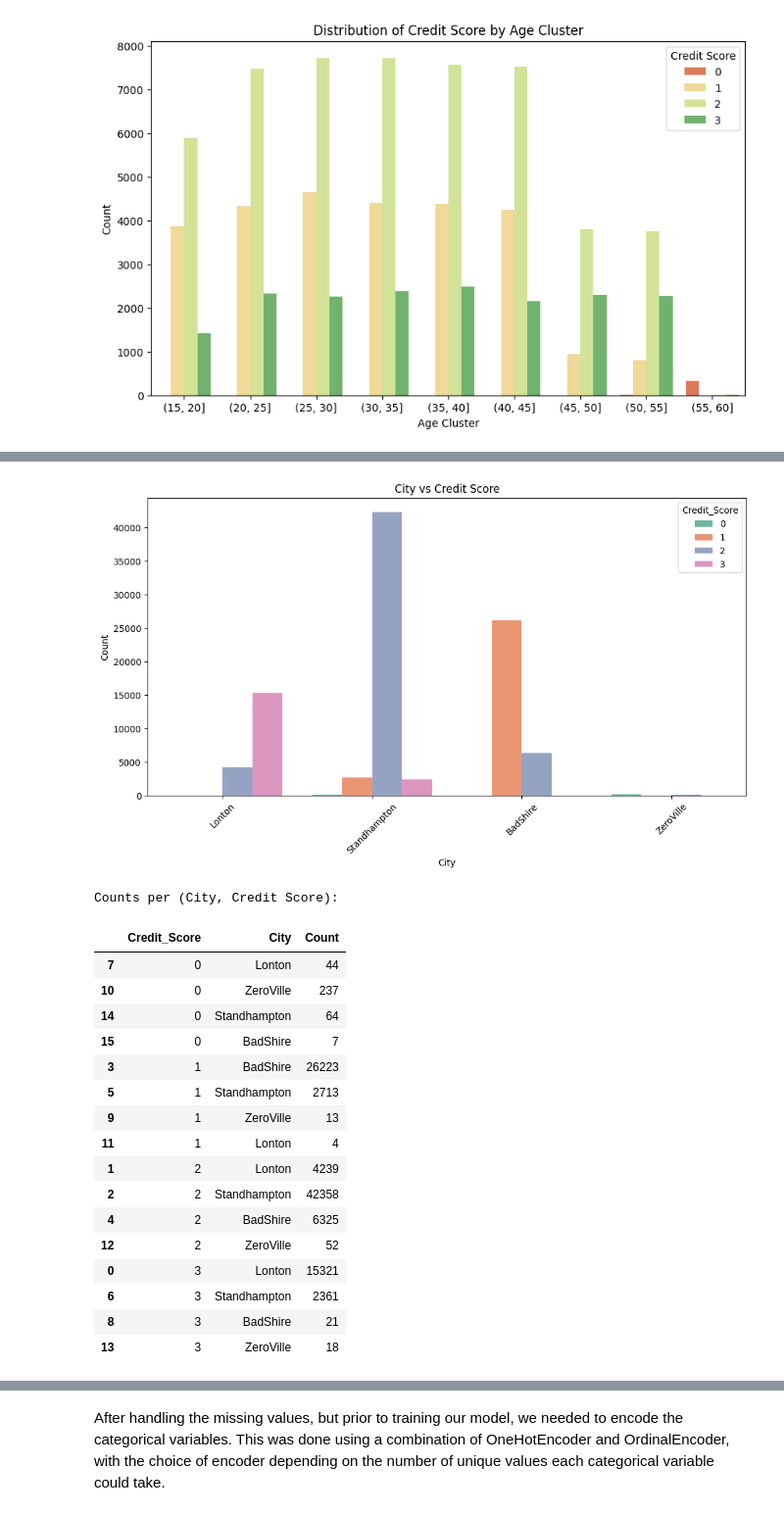
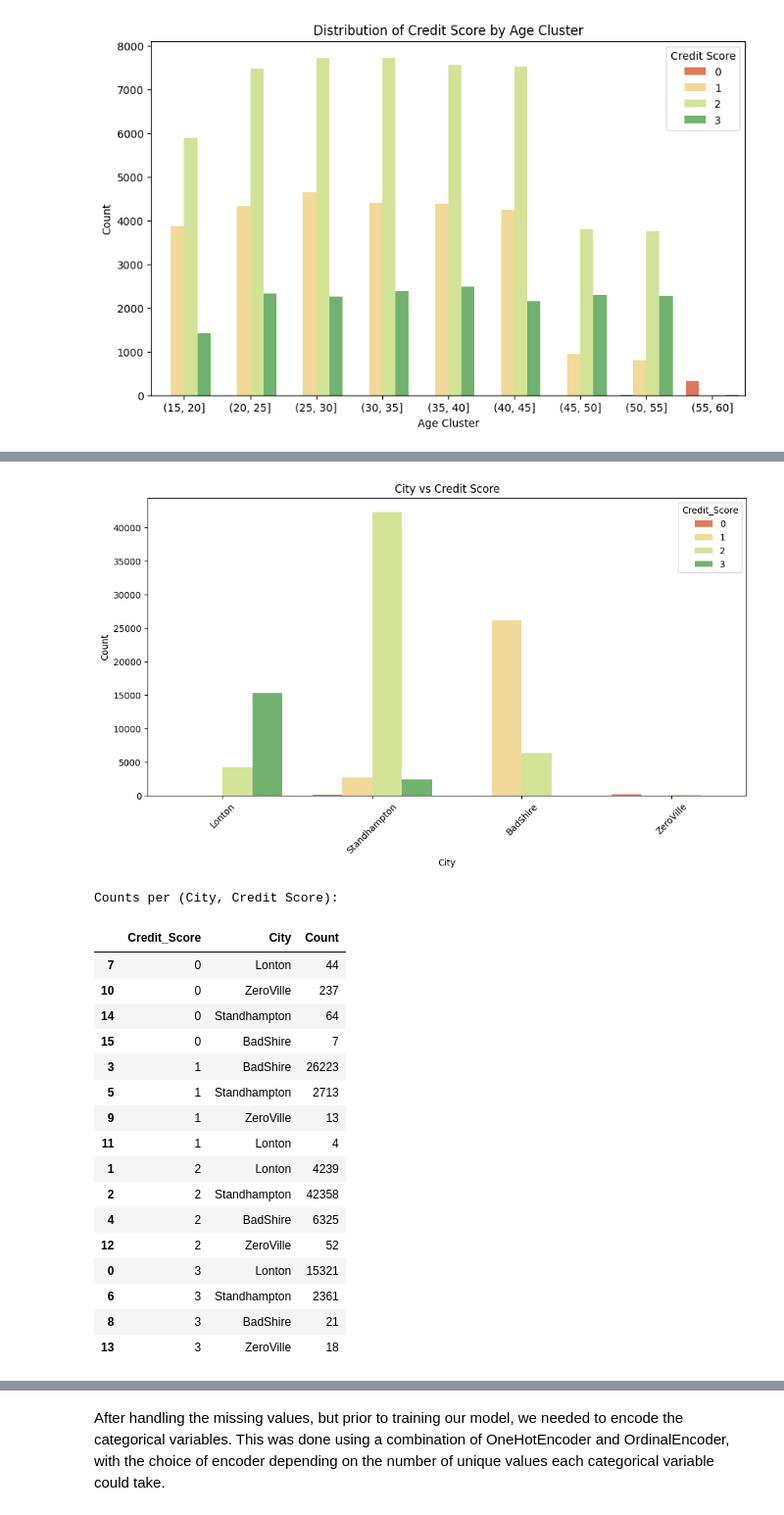
Before and after one commit to Chargent/Credit-Score-Prediction, a Jupyter notebook: main.ipynb, the cells around one changed output, grey strips where cells are left out. Shown at 98% size. Cells and saved outputs as stored; diff of their text form; code cells hidden in the pictures.

```diff
--- a/main.ipynb
+++ b/main.ipynb
@@ -928,22 +931,19 @@ df
 # %% [markdown]
 ### Interest Rate
 # %%
-# Create a copy of the 'Interest_Rate' column
-df_Interest = df[['Interest_Rate']].copy()
-
-# Filter out invalid values in 'Interest_Rate' column
-df_Interest.loc[(df_Interest['Interest_Rate'] > 35),'Interest_Rate'] = np.nan
-
 # Create a DataFrame with Customer_ID and Interest_Rate
 df_Interest = df[['Customer_ID', 'Interest_Rate']].copy()
 
-# Process each group by 'Customer_ID'
+# Filter out invalid Interest_Rate values (>35)
+df_Interest.loc[df_Interest['Interest_Rate'] > 35, 'Interest_Rate'] = np.nan
+
+# Process each group by Customer_ID using the NaN_imputer function
 for customer, group in df_Interest.groupby('Customer_ID'):
     group_index = group.index
     corrected_values = NaN_imputer(group['Interest_Rate'])
     df_Interest.loc[group_index, 'Interest_Rate'] = corrected_values
 
-# Update the original DataFrame's column with the cleaned values
+# Update the original DataFrame with the cleaned values
 df['Interest_Rate'] = df_Interest['Interest_Rate']
 df
 # %% [output]
@@ -1301,31 +1363,31 @@ plt.show()
 # %%
 plt.figure(figsize=(12, 6))
-sns.countplot(data=merged_df, x='City', hue='Credit_Score', palette='Set2')
+sns.countplot(data=merged_df, x='City',palette=colors, hue='Credit_Score')
 plt.title("City vs Credit Score")
 plt.xlabel("City")
 plt.ylabel("Count")
 plt.xticks(rotation=45)
 plt.show()
 
 # Counter for the (City, Credit_Score) pairs
 city_cs_counter = Counter(zip(merged_df['City'], merged_df['Credit_Score']))
 
 # Convert the counter into a DataFrame for better display
 df_city_cs = pd.DataFrame(list(city_cs_counter.items()), columns=["(City, Credit_Score)", "Count"])
 
 # Split the tuple into separate "City" and "Credit_Score" columns
 df_city_cs[['City', 'Credit_Score']] = pd.DataFrame(df_city_cs["(City, Credit_Score)"].tolist(), index=df_city_cs.index)
 
 # Reorder the columns so that Credit_Score appears first
 df_city_cs = df_city_cs[['Credit_Score', 'City', 'Count']]
 
 # Sort by Credit_Score so that each credit score is together
 df_city_cs = df_city_cs.sort_values('Credit_Score')
 
 print("Counts per (City, Credit Score):")
 df_city_cs
 # %% [output]
-[figure, old version]
+[figure, new version]
 Counts per (City, Credit Score):
 |  | Credit_Score | City | Count |
 | 7 | 0 | Lonton | 44 |
```
Also changed, not shown: parts of 38 cells of this notebook, 2 other files.
